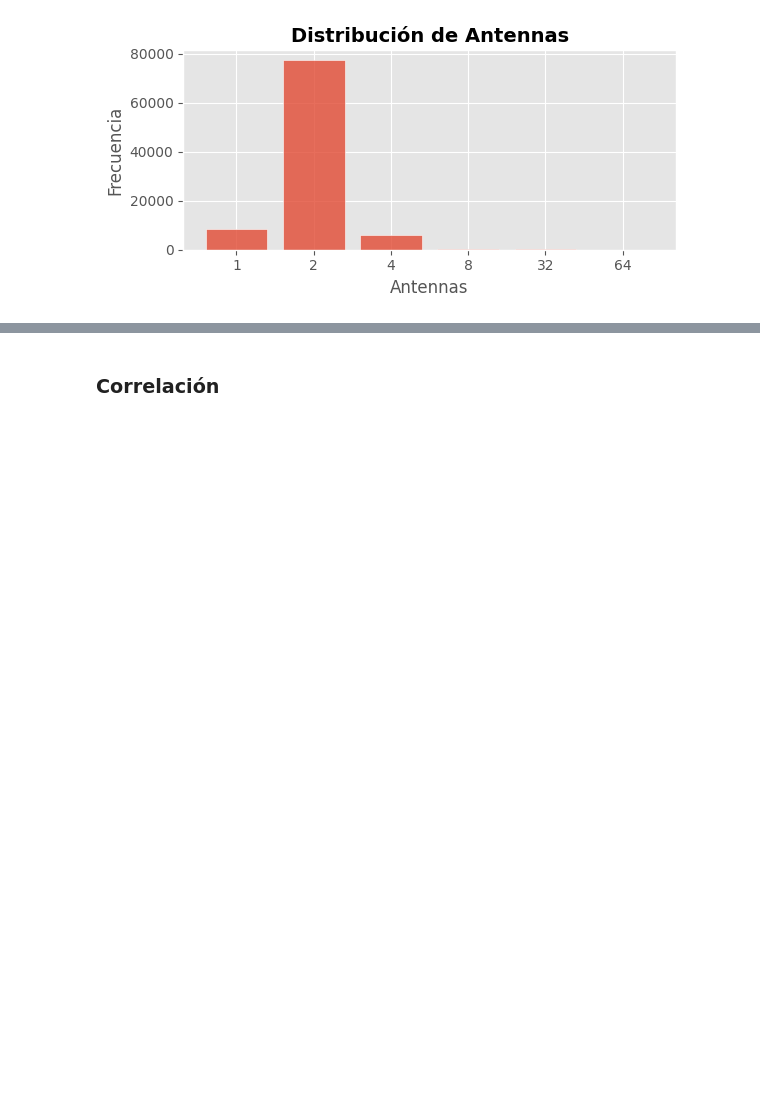
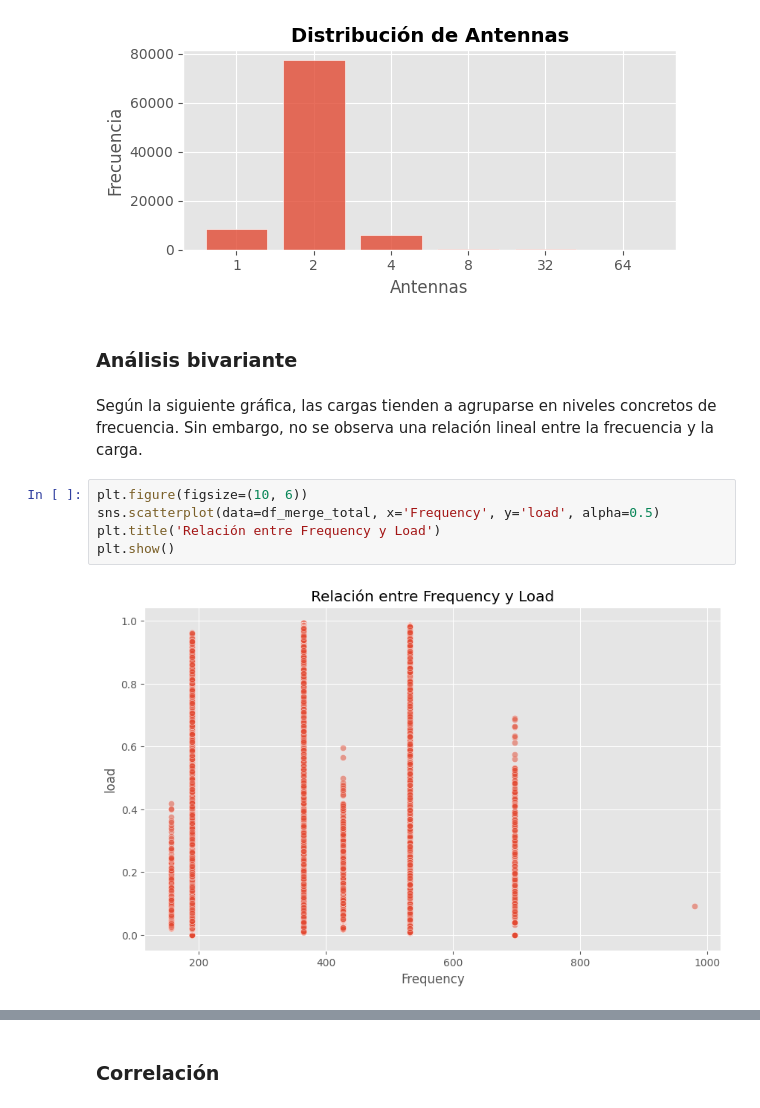
Before and after one commit to Jimateo/AI-ML-for-5G-Energy-Consumption-Modelling, a Jupyter notebook: Prueba_Tecnica_Laude.ipynb, the cells around one changed output, grey strips where cells are left out. Cells and saved outputs as stored; diff of their text form; blank space fills up the shorter version.

```diff
--- a/Prueba_Tecnica_Laude.ipynb
+++ b/Prueba_Tecnica_Laude.ipynb
@@ -268,3 +295,14 @@ plt.tight_layout()
 plt.show()
 # %% [output]
 [figure]
+# %% [markdown]
+### Análisis bivariante
+# %% [markdown]
+Según la siguiente gráfica, las cargas tienden a agruparse en niveles concretos de frecuencia. Sin embargo, no se observa una relación lineal entre la frecuencia y la carga.
+# %%
+plt.figure(figsize=(10, 6))
+sns.scatterplot(data=df_merge_total, x='Frequency', y='load', alpha=0.5)
+plt.title('Relación entre Frequency y Load')
+plt.show()
+# %% [output]
+[figure, added]
```
Also changed, not shown: parts of 36 cells of this notebook.
